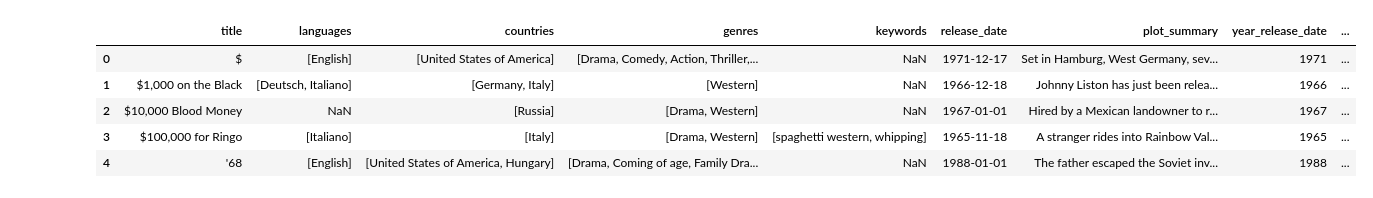
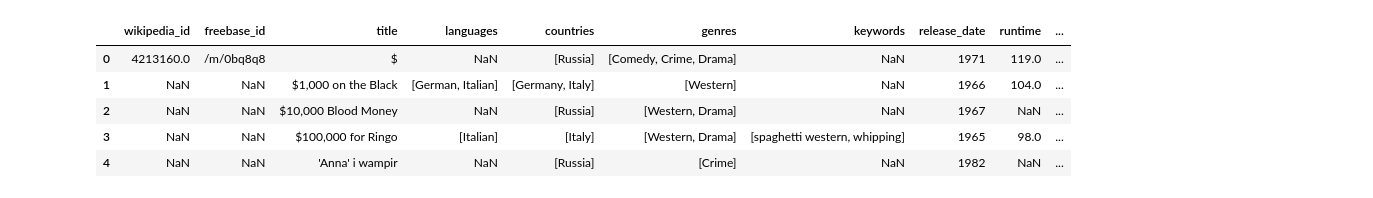
Before and after one commit to epfl-ada/ada-2024-project-datamigos, a Jupyter notebook: coutries_collab_viz.ipynb, the cells around one changed output. Cells and saved outputs as stored; diff of their text form; code cells hidden in the pictures.

```diff
--- a/coutries_collab_viz.ipynb
+++ b/coutries_collab_viz.ipynb
@@ -11,13 +11,13 @@ from constants import *
 # %%
-movies = pd.read_csv(DATA_FOLDER + "v1_movies_cleaned.csv")
+movies = pd.read_csv(DATA_FOLDER_PREPROCESSED + "preprocessed_movies.csv")
 convert_csv(movies).head()
 # %% [output]
-|  | title | languages | countries | genres | keywords | release_date | plot_summary | year_release_date | ... |
-| 0 | $ | [English] | [United States of America] | [Drama, Comedy, Action, Thriller,... | NaN | 1971-12-17 | Set in Hamburg, West Germany, sev... | 1971 | ... |
-| 1 | $1,000 on the Black | [Deutsch, Italiano] | [Germany, Italy] | [Western] | NaN | 1966-12-18 | Johnny Liston has just been relea... | 1966 | ... |
-| 2 | $10,000 Blood Money | NaN | [Russia] | [Drama, Western] | NaN | 1967-01-01 | Hired by a Mexican landowner to r... | 1967 | ... |
-| 3 | $100,000 for Ringo | [Italiano] | [Italy] | [Drama, Western] | [spaghetti western, whipping] | 1965-11-18 | A stranger rides into Rainbow Val... | 1965 | ... |
-| 4 | '68 | [English] | [United States of America, Hungary] | [Drama, Coming of age, Family Dra... | NaN | 1988-01-01 | The father escaped the Soviet inv... | 1988 | ... |
+|  | wikipedia_id | freebase_id | title | languages | countries | genres | keywords | release_date | runtime | ... |
+| 0 | 4213160.0 | /m/0bq8q8 | $ | NaN | [Russia] | [Comedy, Crime, Drama] | NaN | 1971 | 119.0 | ... |
+| 1 | NaN | NaN | $1,000 on the Black | [German, Italian] | [Germany, Italy] | [Western] | NaN | 1966 | 104.0 | ... |
+| 2 | NaN | NaN | $10,000 Blood Money | NaN | [Russia] | [Western, Drama] | NaN | 1967 | NaN | ... |
+| 3 | NaN | NaN | $100,000 for Ringo | [Italian] | [Italy] | [Western, Drama] | [spaghetti western, whipping] | 1965 | 98.0 | ... |
+| 4 | NaN | NaN | 'Anna' i wampir | NaN | [Russia] | [Crime] | NaN | 1982 | NaN | ... |
 # %%
 country_film_count = Counter()
 collaboration_count = Counter()
```
Also changed, not shown: parts of 6 cells of this notebook, 1 other file.
